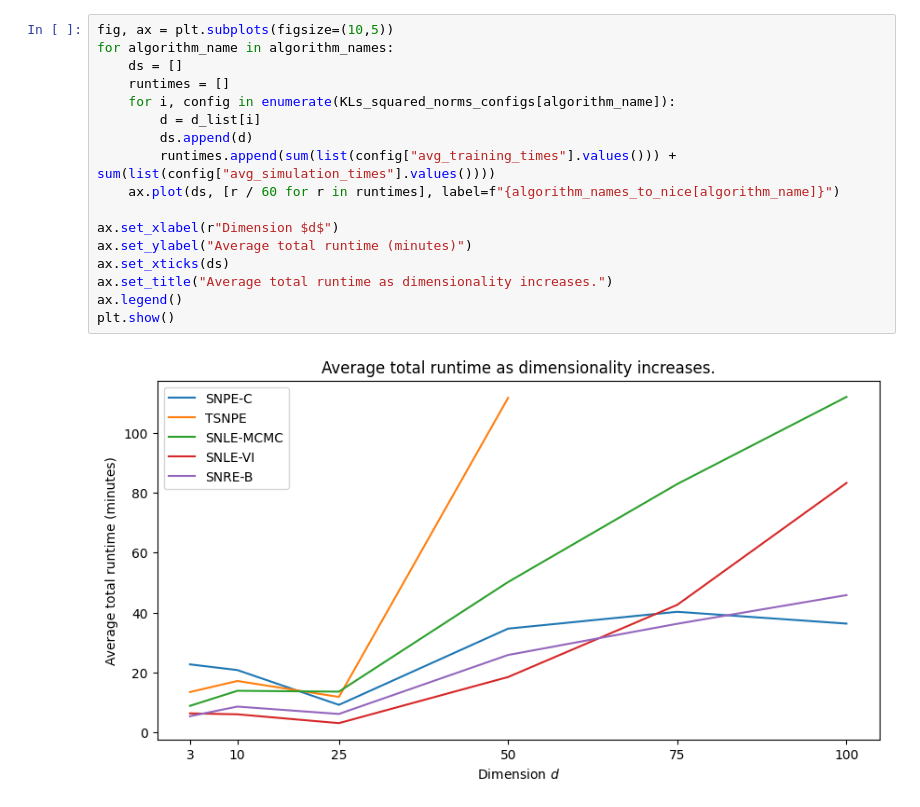
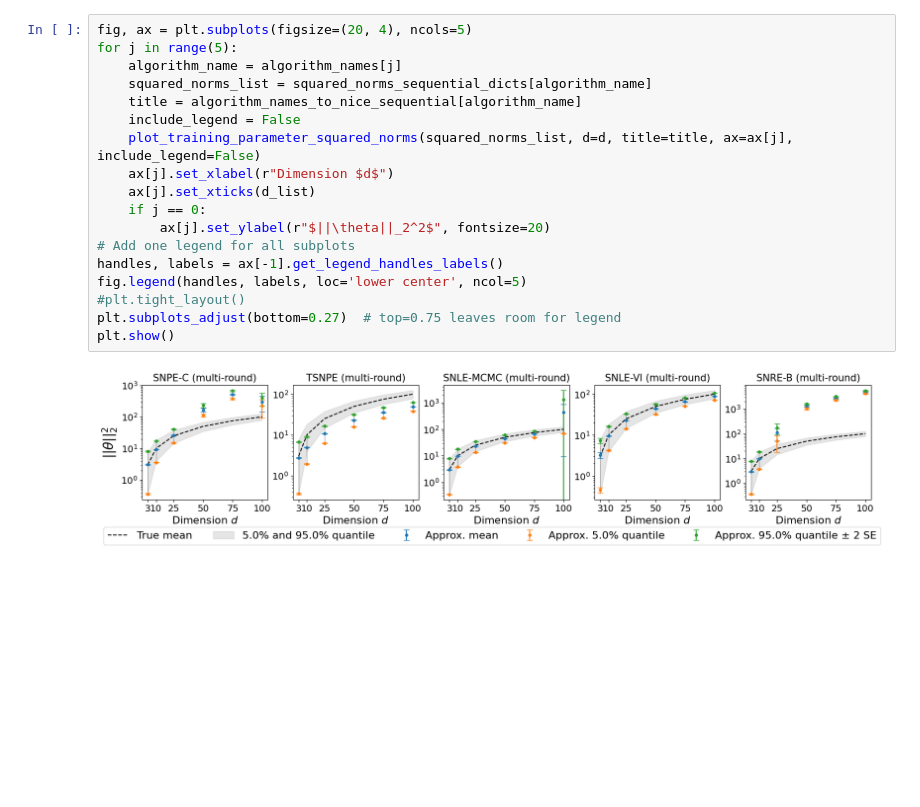
Before and after one commit to kaisamaroo/SBC-SBI, a Jupyter notebook: notebooks/toy_examples/unif_norm/squared_norms_against_d.ipynb, the cells around one changed output. Saved outputs shown, nothing was run; the diff lists cells and outputs as text; blank space fills up the shorter version.

```diff
--- a/notebooks/toy_examples/unif_norm/squared_norms_against_d.ipynb
+++ b/notebooks/toy_examples/unif_norm/squared_norms_against_d.ipynb
@@ -191,19 +201,20 @@ plt.show()
-# %%
-fig, ax = plt.subplots(figsize=(10,5))
-for algorithm_name in algorithm_names:
-    ds = []
-    runtimes = []
-    for i, config in enumerate(KLs_squared_norms_configs[algorithm_name]):
-        d = d_list[i]
-        ds.append(d)
-        runtimes.append(sum(list(config["avg_training_times"].values())) + sum(list(config["avg_simulation_times"].values())))
-    ax.plot(ds, [r / 60 for r in runtimes], label=f"{algorithm_names_to_nice[algorithm_name]}")
-
-ax.set_xlabel(r"Dimension $d$")
-ax.set_ylabel("Average total runtime (minutes)")
-ax.set_xticks(ds)
-ax.set_title("Average total runtime as dimensionality increases.")
-ax.legend()
-plt.show()
-# %% [output]
-[figure, removed]
+# %%
+fig, ax = plt.subplots(figsize=(20, 4), ncols=5)
+for j in range(5):
+    algorithm_name = algorithm_names[j]
+    squared_norms_list = squared_norms_sequential_dicts[algorithm_name]
+    title = algorithm_names_to_nice_sequential[algorithm_name]
+    include_legend = False
+    plot_training_parameter_squared_norms(squared_norms_list, d=d, title=title, ax=ax[j], include_legend=False)
+    ax[j].set_xlabel(r"Dimension $d$")
+    ax[j].set_xticks(d_list)
+    if j == 0:
+        ax[j].set_ylabel(r"$||\theta||_2^2$", fontsize=20)
+# Add one legend for all subplots
+handles, labels = ax[-1].get_legend_handles_labels()
+fig.legend(handles, labels, loc='lower center', ncol=5)
+#plt.tight_layout()
+plt.subplots_adjust(bottom=0.27)  # top=0.75 leaves room for legend
+plt.show()
+# %% [output]
+[figure, added]
```
Also changed, not shown: parts of 12 cells of this notebook, 3 other files.
